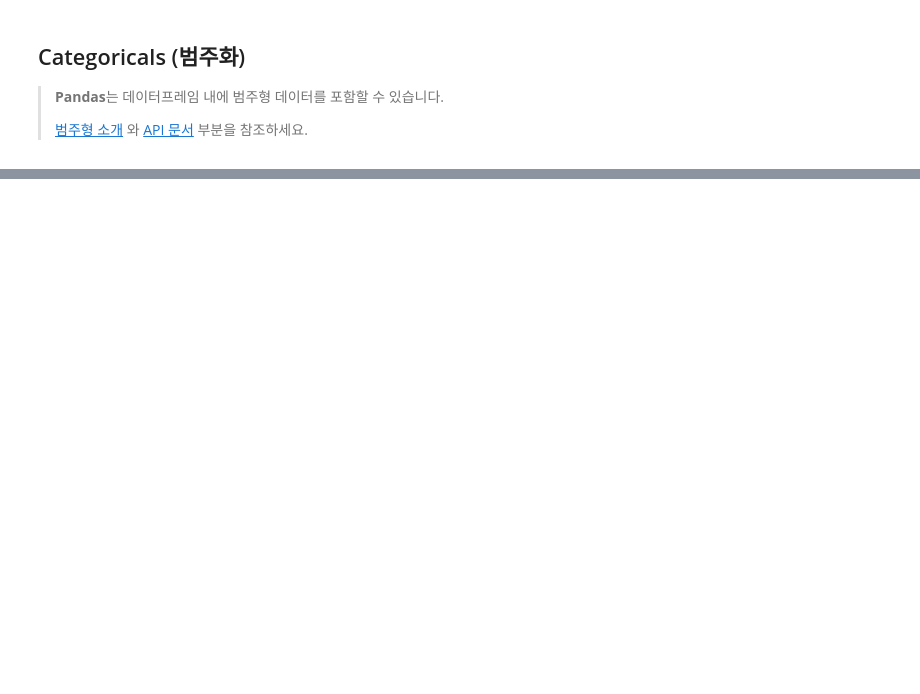
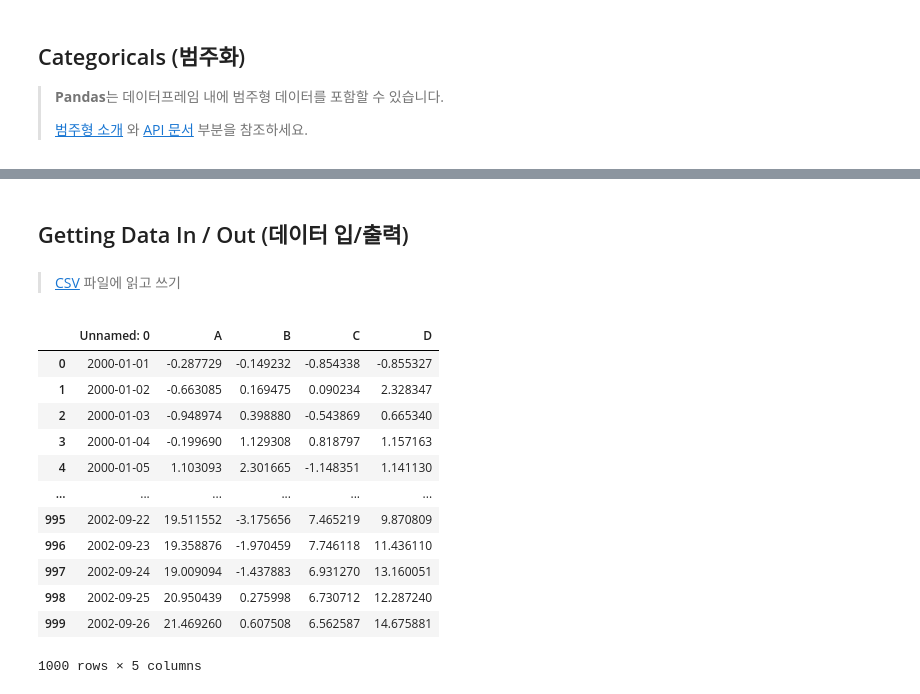
Before and after one commit to JH-Baik30/myfirstgit, a Jupyter notebook: 10_Minutes_to_Pandas.ipynb, the cells around one changed output, grey strips where cells are left out. Drawn from its saved outputs; the diff is of its cells as text; code cells hidden in the pictures; blank space fills up the shorter version.

```diff
--- a/10_Minutes_to_Pandas.ipynb
+++ b/10_Minutes_to_Pandas.ipynb
@@ -1091,0 +1187,21 @@ Freq: H, dtype: float64
+# %% [markdown]
+## Getting Data In / Out (데이터 입/출력)
+# %% [markdown]
+> [CSV](https://pandas.pydata.org/pandas-docs/stable/user_guide/io.html) 파일에 읽고 쓰기
+# %%
+df.to_csv('foo.csv')
+pd.read_csv('foo.csv')
+# %% [output]
+|  | Unnamed: 0 | A | B | C | D |
+| 0 | 2000-01-01 | -0.287729 | -0.149232 | -0.854338 | -0.855327 |
+| 1 | 2000-01-02 | -0.663085 | 0.169475 | 0.090234 | 2.328347 |
+| 2 | 2000-01-03 | -0.948974 | 0.398880 | -0.543869 | 0.665340 |
+| 3 | 2000-01-04 | -0.199690 | 1.129308 | 0.818797 | 1.157163 |
+| 4 | 2000-01-05 | 1.103093 | 2.301665 | -1.148351 | 1.141130 |
+| ... | ... | ... | ... | ... | ... |
+| 995 | 2002-09-22 | 19.511552 | -3.175656 | 7.465219 | 9.870809 |
+| 996 | 2002-09-23 | 19.358876 | -1.970459 | 7.746118 | 11.436110 |
+| 997 | 2002-09-24 | 19.009094 | -1.437883 | 6.931270 | 13.160051 |
+| 998 | 2002-09-25 | 20.950439 | 0.275998 | 6.730712 | 12.287240 |
+| 999 | 2002-09-26 | 21.469260 | 0.607508 | 6.562587 | 14.675881 |
+1000 rows × 5 columns
```
Also changed, not shown: parts of 94 cells of this notebook.
